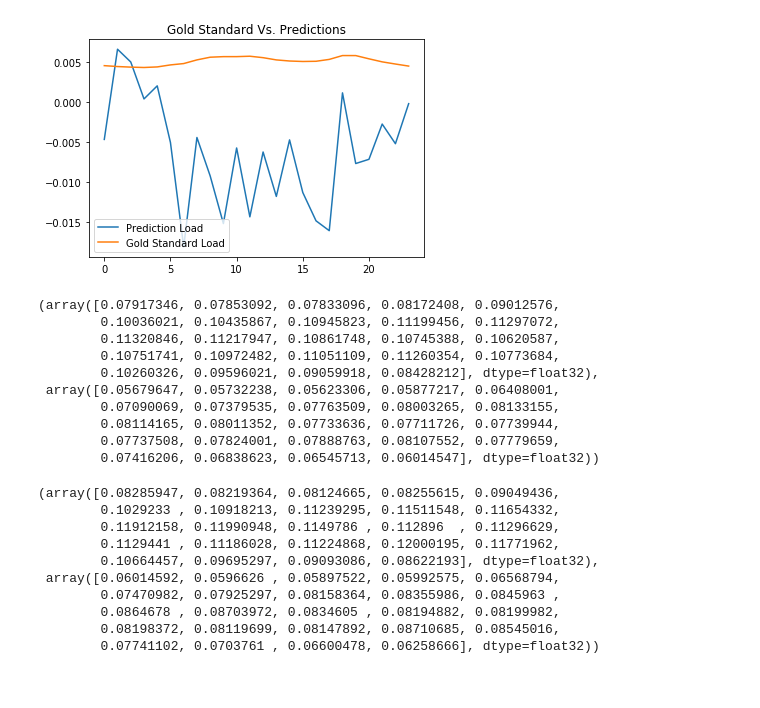
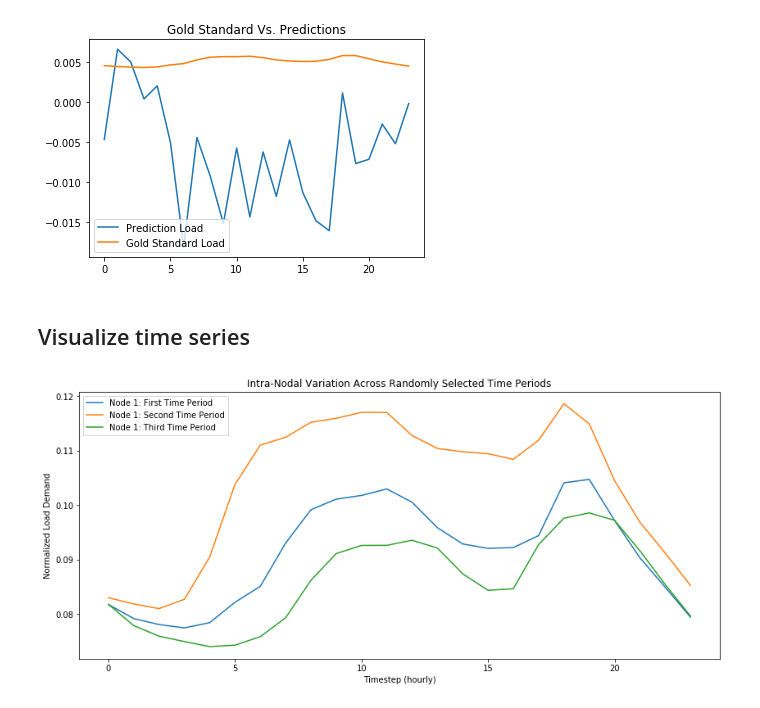
Before and after one commit to austnbell/energyDemand, a Jupyter notebook: evaluation/baseEvaluate.ipynb, the cells around one changed output. Drawn from its saved outputs; the diff is of its cells as text; code cells hidden in the pictures.

```diff
--- a/evaluation/baseEvaluate.ipynb
+++ b/evaluation/baseEvaluate.ipynb
@@ -173,29 +177,18 @@ plotPredVsTrue(val_target, val_predictions, 50, 1)
 plotPredVsTrue(val_target, val_predictions, 9, 8)
 # %% [output]
 [figure]
-# %%
-val_predictions[0][0], val_predictions[0][1]
-# %% [output]
-(array([0.07917346, 0.07853092, 0.07833096, 0.08172408, 0.09012576,
-        0.10036021, 0.10435867, 0.10945823, 0.11199456, 0.11297072,
-        0.11320846, 0.11217947, 0.10861748, 0.10745388, 0.10620587,
-        0.10751741, 0.10972482, 0.11051109, 0.11260354, 0.10773684,
-        0.10260326, 0.09596021, 0.09059918, 0.08428212], dtype=float32),
- array([0.05679647, 0.05732238, 0.05623306, 0.05877217, 0.06408001,
-        0.07090069, 0.07379535, 0.07763509, 0.08003265, 0.08133155,
-        0.08114165, 0.08011352, 0.07733636, 0.07711726, 0.07739944,
-        0.07737508, 0.07824001, 0.07888763, 0.08107552, 0.07779659,
-        0.07416206, 0.06838623, 0.06545713, 0.06014547], dtype=float32))
-# %%
-val_target[0][0], val_target[0][1]
-# %% [output]
-(array([0.08285947, 0.08219364, 0.08124665, 0.08255615, 0.09049436,
-        0.1029233 , 0.10918213, 0.11239295, 0.11511548, 0.11654332,
-        0.11912158, 0.11990948, 0.1149786 , 0.112896  , 0.11296629,
-        0.1129441 , 0.11186028, 0.11224868, 0.12000195, 0.11771962,
-        0.10664457, 0.09695297, 0.09093086, 0.08622193], dtype=float32),
- array([0.06014592, 0.0596626 , 0.05897522, 0.05992575, 0.06568794,
-        0.07470982, 0.07925297, 0.08158364, 0.08355986, 0.0845963 ,
-        0.0864678 , 0.08703972, 0.0834605 , 0.08194882, 0.08199982,
-        0.08198372, 0.08119699, 0.08147892, 0.08710685, 0.08545016,
-        0.07741102, 0.0703761 , 0.06600478, 0.06258666], dtype=float32))
+# %% [markdown]
+## Visualize time series
+# %%
+# single node visualized across three time periods
+plt.figure(figsize=(14,6))
+plt.plot(val_target[2][0], label = "Node 1: First Time Period")
+plt.plot(val_target[15][0], label = "Node 1: Second Time Period")
+plt.plot(val_target[30][0], label = "Node 1: Third Time Period")
+plt.title("Intra-Nodal Variation Across Randomly Selected Time Periods")
+plt.xlabel("Timestep (hourly)")
+plt.ylabel("Normalized Load Demand")
+plt.legend()
+plt.show()
+# %% [output]
+[figure, added]
```
Also changed, not shown: parts of 3 cells of this notebook, 5 other files.
